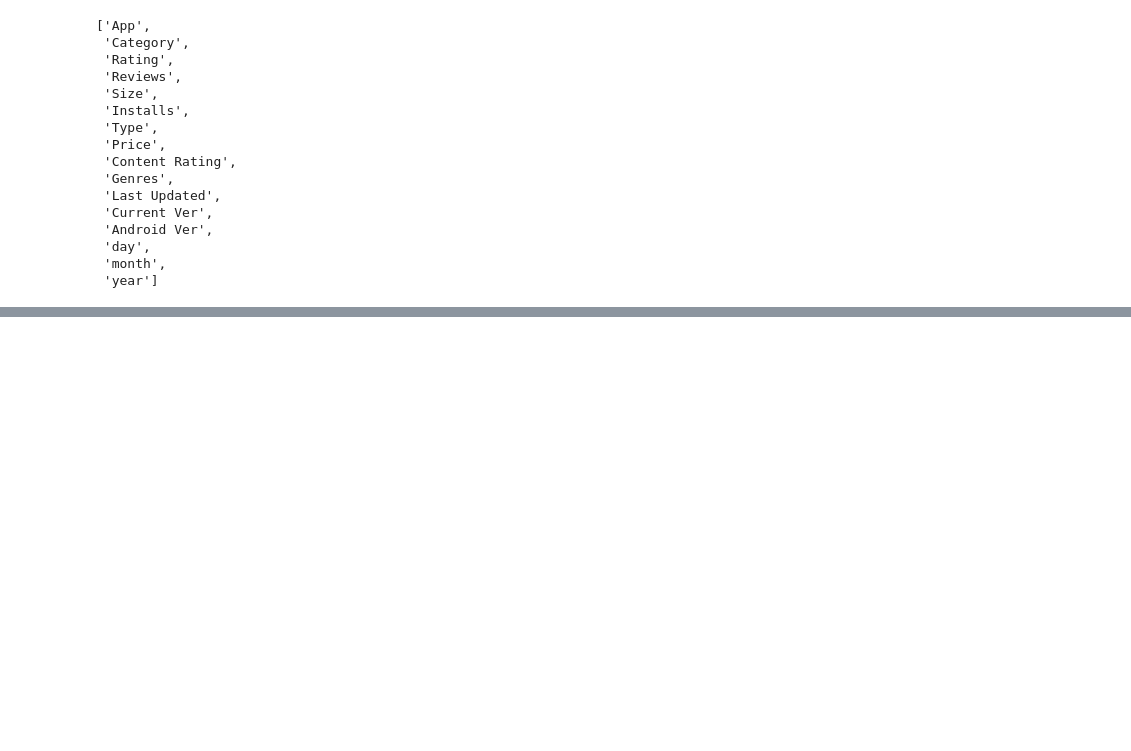
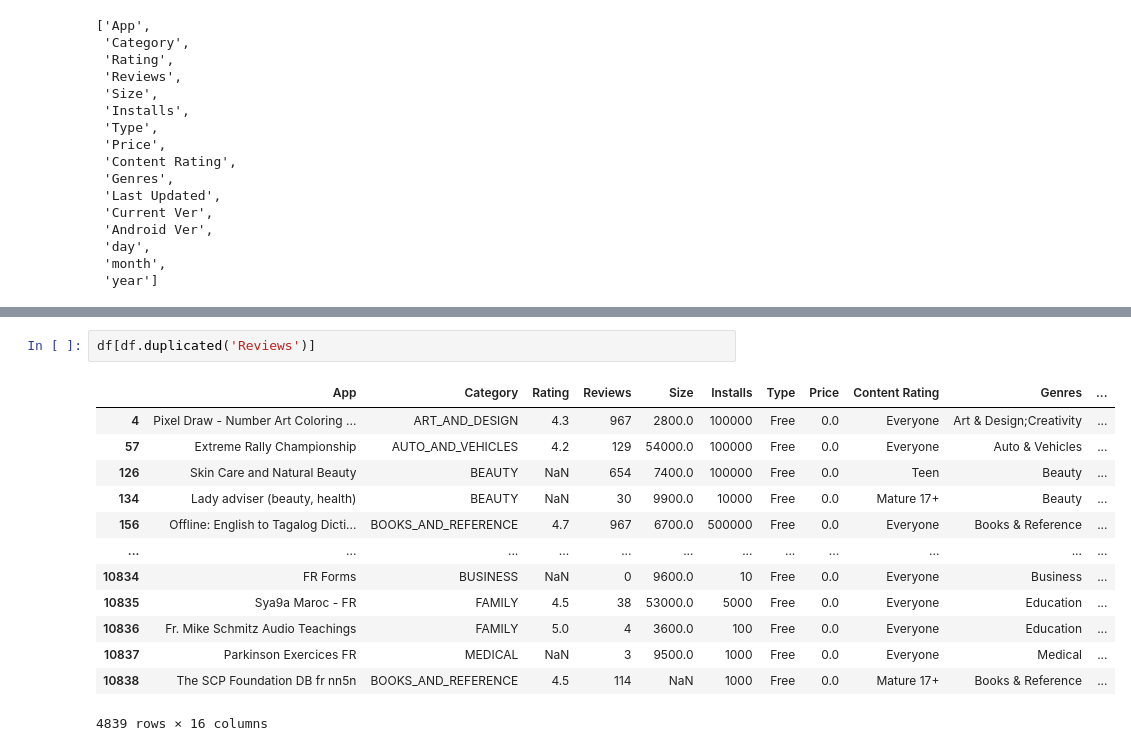
Before and after one commit to demohari/eda, a Jupyter notebook: EDA.ipynb, the cells around one changed output, grey strips where cells are left out. Drawn from its saved outputs; the diff is of its cells as text; blank space fills up the shorter version.

```diff
--- a/EDA.ipynb
+++ b/EDA.ipynb
@@ -98,0 +168,16 @@ list(df.columns)
+# %%
+df[df.duplicated('Reviews')]
+# %% [output]
+|  | App | Category | Rating | Reviews | Size | Installs | Type | Price | Content Rating | Genres | ... |
+| 4 | Pixel Draw - Number Art Coloring ... | ART_AND_DESIGN | 4.3 | 967 | 2800.0 | 100000 | Free | 0.0 | Everyone | Art & Design;Creativity | ... |
+| 57 | Extreme Rally Championship | AUTO_AND_VEHICLES | 4.2 | 129 | 54000.0 | 100000 | Free | 0.0 | Everyone | Auto & Vehicles | ... |
+| 126 | Skin Care and Natural Beauty | BEAUTY | NaN | 654 | 7400.0 | 100000 | Free | 0.0 | Teen | Beauty | ... |
+| 134 | Lady adviser (beauty, health) | BEAUTY | NaN | 30 | 9900.0 | 10000 | Free | 0.0 | Mature 17+ | Beauty | ... |
+| 156 | Offline: English to Tagalog Dicti... | BOOKS_AND_REFERENCE | 4.7 | 967 | 6700.0 | 500000 | Free | 0.0 | Everyone | Books & Reference | ... |
+| ... | ... | ... | ... | ... | ... | ... | ... | ... | ... | ... | ... |
+| 10834 | FR Forms | BUSINESS | NaN | 0 | 9600.0 | 10 | Free | 0.0 | Everyone | Business | ... |
+| 10835 | Sya9a Maroc - FR | FAMILY | 4.5 | 38 | 53000.0 | 5000 | Free | 0.0 | Everyone | Education | ... |
+| 10836 | Fr. Mike Schmitz Audio Teachings | FAMILY | 5.0 | 4 | 3600.0 | 100 | Free | 0.0 | Everyone | Education | ... |
+| 10837 | Parkinson Exercices FR | MEDICAL | NaN | 3 | 9500.0 | 1000 | Free | 0.0 | Everyone | Medical | ... |
+| 10838 | The SCP Foundation DB fr nn5n | BOOKS_AND_REFERENCE | 4.5 | 114 | NaN | 1000 | Free | 0.0 | Mature 17+ | Books & Reference | ... |
+4839 rows × 16 columns
```
Also changed, not shown: parts of 16 cells of this notebook, 1 other file.
